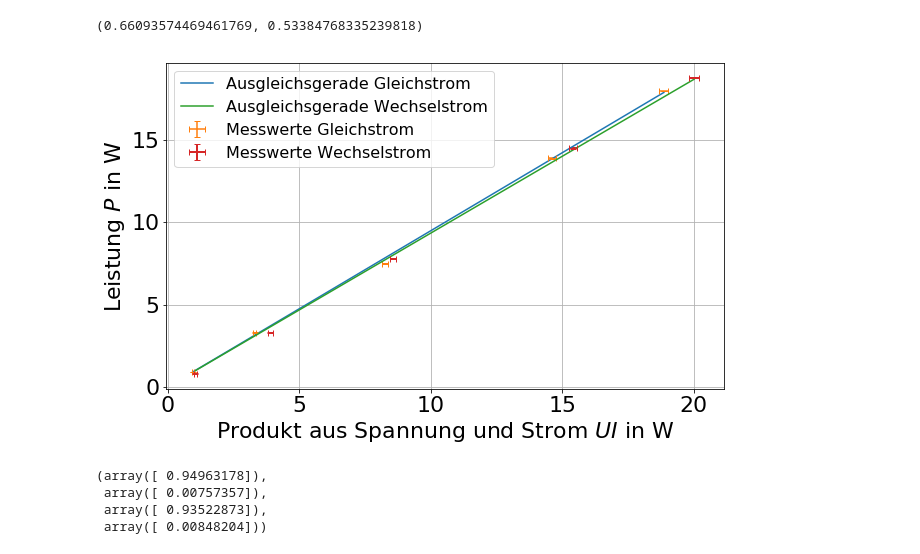
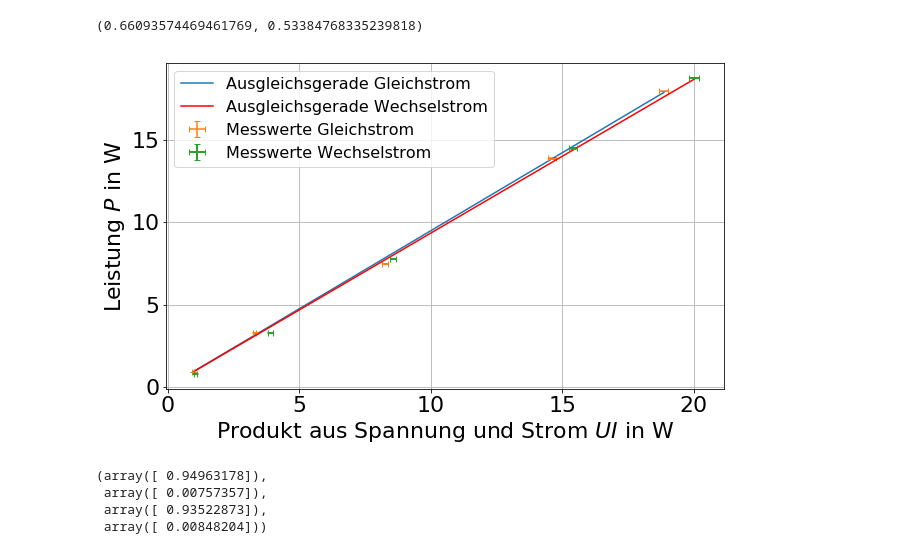
Before and after one commit to Hawighorst/protokoll, a Jupyter notebook: E1/Protokoll E1/auswertung/Auswertung Innenwiderstand/Gleich und Wechselstrom bei ohmschen Widerstand.ipynb, the cells around one changed output. Cells and saved outputs as stored; diff of their text form; code cells hidden in the pictures.

```diff
--- a/E1/Protokoll E1/auswertung/Auswertung Innenwiderstand/Gleich und Wechselstrom bei ohmschen Widerstand.ipynb
+++ b/E1/Protokoll E1/auswertung/Auswertung Innenwiderstand/Gleich und Wechselstrom bei ohmschen Widerstand.ipynb
@@ -150,35 +150,35 @@ fig=plt.figure(figsize=(10,6))
 
 x=unv(Ig*Ug)
 ux=usd(Ig*Ug)
 y=unv(Pg)
 uy=usd(Pg)
 p0=[20]
 poptpgl, pcovpgl, infodict, errmsg, ier = optimize.curve_fit(c,x,y,p0=p0, full_output= True)
 plt.plot(x,c(x,*poptpgl),label='Ausgleichsgerade Gleichstrom')
 #plt.errorbar(unv(I1),unv(U1),usd(U1),usd(I1),fmt='none', capsize=5, linewidth=2, label='Messwerte mit Fehlerbalken')
 plt.errorbar(x,y,uy,ux,fmt='none', capsize=3, linewidth=1.5, label='Messwerte Gleichstrom')
 
 
 x=unv(Iw*Uw)
 ux=usd(Iw*Uw)
 y=unv(Pw)
 uy=usd(Pw)
 
 p0=[20]
 poptpw, pcovpw, infodict, errmsg, ier = optimize.curve_fit(c,x,y,p0=p0, full_output= True)
-plt.plot(x,c(x,*poptpw),label='Ausgleichsgerade Wechselstrom')
+plt.plot(x,c(x,*poptpw),label='Ausgleichsgerade Wechselstrom', c='r')
 #plt.errorbar(unv(I1),unv(U1),usd(U1),usd(I1),fmt='none', capsize=5, linewidth=2, label='Messwerte mit Fehlerbalken')
 plt.errorbar(x,y,uy,ux,fmt='none', capsize=3, linewidth=2, label='Messwerte Wechselstrom')
 
 plt.legend(prop={'size':16}) #ehem 14
 plt.grid()
 plt.tick_params(labelsize=22)
 plt.ylabel("Leistung $P$ in W ", {'fontsize':22})
 plt.xlabel("Produkt aus Spannung und Strom $UI$ in W", {'fontsize': 22})
 plt.savefig("Leistung 2.pdf")
 plt.show()
 # %% [output]
-[figure, old version]
+[figure, new version]
 # %%
 poptpgl,np.sqrt(np.diag(pcovpgl)),poptpw,np.sqrt(np.diag(pcovpw))
 # %% [output]
```
Also changed, not shown: parts of 1 cell of this notebook, 28 other files.
